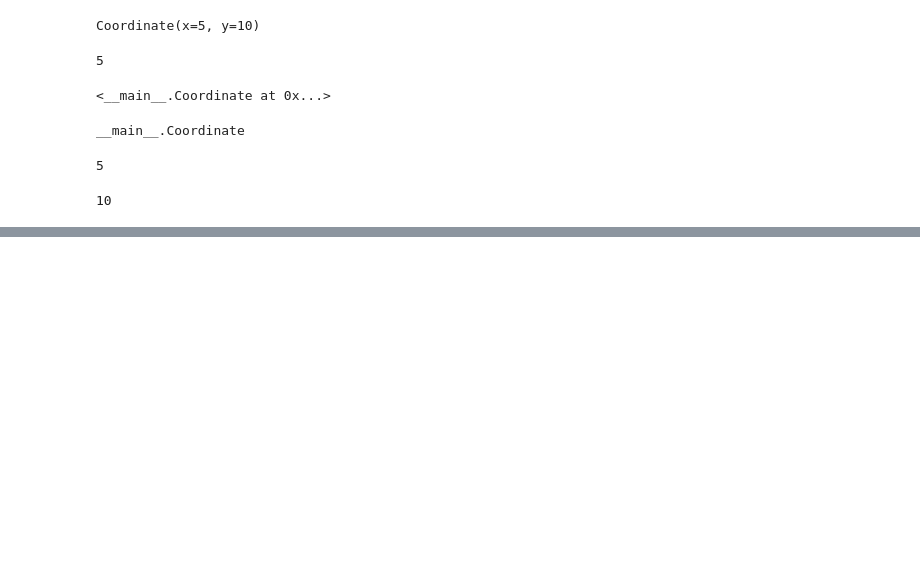
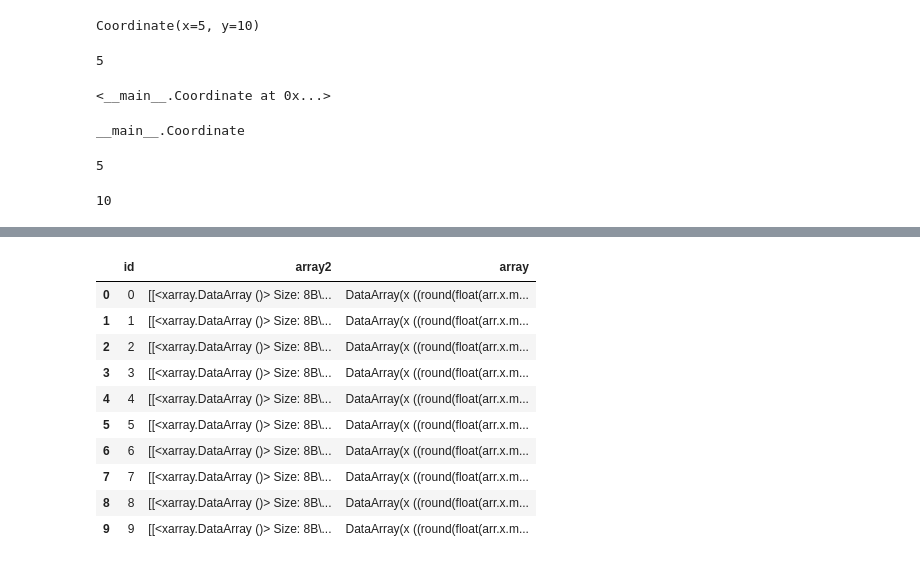
Before and after one commit to earthlab-education/clustering-hanried, a Jupyter notebook: classes-and-objects-demo.ipynb, the cells around one changed output, grey strips where cells are left out. Saved outputs shown, nothing was run; the diff lists cells and outputs as text; code cells hidden in the pictures; blank space fills up the shorter version.

Commit message:
continued classes and objects demo in class on 2/20

```diff
--- a/classes-and-objects-demo.ipynb
+++ b/classes-and-objects-demo.ipynb
@@ -204,0 +659,80 @@ my_coord3.lat()
+# %%
+# modify so we can see what the array column is
+
+## we want to be able to compute array columns flexibly so we will make our array a property
+
+class FunDataFrame(pd.DataFrame):
+
+    # tell it what we define as an array
+    # this is handy so we could define what array types is
+    array_types = [xr.DataArray]
+
+    # make array as a property, which is an attribute. define array columns
+    @property
+    def array_cols(self):
+        #define an empty list for looping
+        array_cols = []
+        # iterate the columns
+        for col in self:
+            #check object type of first entry, if it is part of our array_types
+            if type(self[col][0]) in self.array_types:
+                #append to the array column
+                array_cols.append(col)
+                #return the array cols
+                return array_cols
+
+    # write a fxn to make a dataframe
+    @property
+    # single underscore b/c this is a fxn that users won't interact w/
+    def _df_for_repr_(self):
+        # drop the array column
+        df = self.drop(columns = self.array_cols).copy()
+
+        #deal w/ array columns
+        for array_col in self.array_cols:
+
+            # make list to fill
+            arr_str_list = []
+
+            # iterate through each row to compute something for each array
+            for arr in self[array_col]:
+                arr_str_list.append(
+                    f'DataArray(x ((round(float(arr.x.min()), 2))))'
+                )
+
+        # add it to the df
+        df[array_col]=arr_str_list
+
+
+        #return it as a dataframe
+        return df
+
+    # represent fxn
+    def __repr__(self):
+        return self._df_for_repr_.__repr__()
+    # ipython method
+    def _repr_html_(self):
+        return self._df_for_repr_._repr_html_()
+
+# define df length
+df_len = 10
+
+# make a df
+my_df6 = FunDataFrame({
+    'id': list(range(df_len)),
+    'array': [gen_data_array(10) for _ in range(df_len)],
+    'array2': [gen_data_array(10) for _ in range(df_len)]
+})
+my_df6
+# %% [output]
+|  | id | array2 | array |
+| 0 | 0 | [[<xarray.DataArray ()> Size: 8B\... | DataArray(x ((round(float(arr.x.m... |
+| 1 | 1 | [[<xarray.DataArray ()> Size: 8B\... | DataArray(x ((round(float(arr.x.m... |
+| 2 | 2 | [[<xarray.DataArray ()> Size: 8B\... | DataArray(x ((round(float(arr.x.m... |
+| 3 | 3 | [[<xarray.DataArray ()> Size: 8B\... | DataArray(x ((round(float(arr.x.m... |
+| 4 | 4 | [[<xarray.DataArray ()> Size: 8B\... | DataArray(x ((round(float(arr.x.m... |
+| 5 | 5 | [[<xarray.DataArray ()> Size: 8B\... | DataArray(x ((round(float(arr.x.m... |
+| 6 | 6 | [[<xarray.DataArray ()> Size: 8B\... | DataArray(x ((round(float(arr.x.m... |
+| 7 | 7 | [[<xarray.DataArray ()> Size: 8B\... | DataArray(x ((round(float(arr.x.m... |
+| 8 | 8 | [[<xarray.DataArray ()> Size: 8B\... | DataArray(x ((round(float(arr.x.m... |
+| 9 | 9 | [[<xarray.DataArray ()> Size: 8B\... | DataArray(x ((round(float(arr.x.m... |
```
Also changed, not shown: parts of 23 cells of this notebook.
